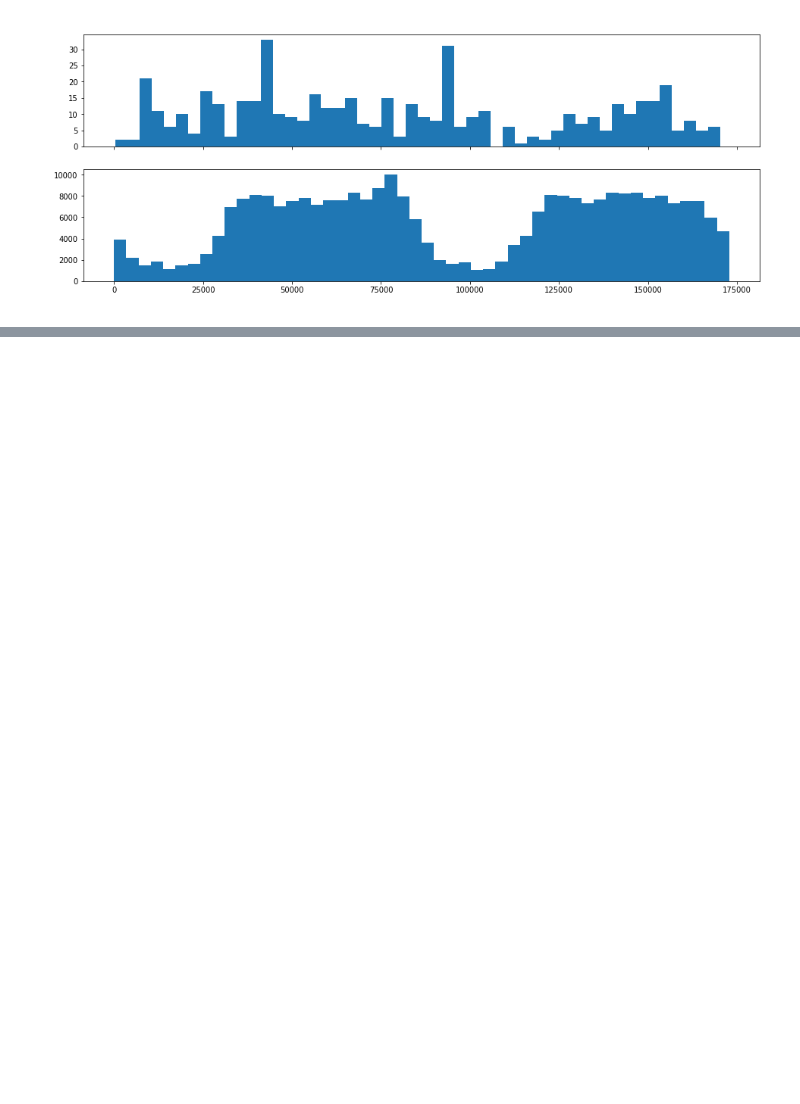
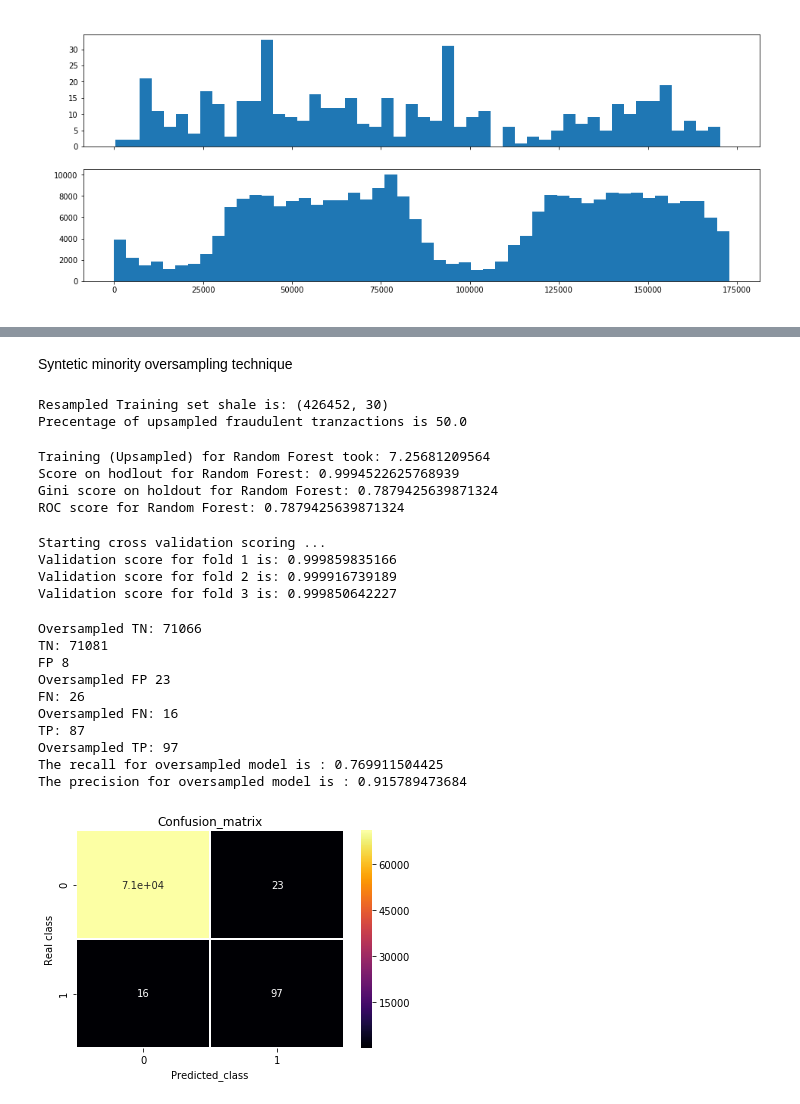
Before and after one commit to igabriel85/dmon-adp, a Jupyter notebook: notebooks/Experimenter.ipynb, the cells around one changed output, grey strips where cells are left out. Drawn from its saved outputs; the diff is of its cells as text; code cells hidden in the pictures; blank space fills up the shorter version.

```diff
--- a/notebooks/Experimenter.ipynb
+++ b/notebooks/Experimenter.ipynb
@@ -169,0 +268,76 @@ sdfimp.to_csv(os.path.join(expDir, dfimpCsv))
+# %% [markdown]
+Syntetic minority oversampling technique
+# %%
+sm = SMOTE(kind='regular')
+X_sm, y_sm = sm.fit_sample(X_train, y_train)
+
+print"Resampled Training set shale is: {}".format(X_sm.shape)
+_, ncounts = np.unique(y_sm, return_counts=True)
+print "Precentage of upsampled fraudulent tranzactions is {}".format(float(ncounts[1])/float(X_sm.shape[0])*100)
+# %% [output]
+Resampled Training set shale is: (426452, 30)
+Precentage of upsampled fraudulent tranzactions is 50.0
+# %%
+start_time_b = time.time()
+urfb = RandomForestClassifier(n_jobs=-1)
+urfb.fit(X_sm, y_sm)
+elapsed_time_g = time.time() - start_time_b
+score_RF_u = urfb.score(X_test, y_test)
+predict_rf_u = urfb.predict(X_test)
+score_gini_RF_u = gini_sklearn(predict_rf_u, y_test)
+score_roc_RF_u = roc_auc_score(predict_rf_u, y_test)
+print "Training (Upsampled) for Random Forest took: %s" % str(elapsed_time_g)
+
+print "Score on hodlout for Random Forest: %s" % score_RF_u
+print "Gini score on holdout for Random Forest: %s" % (score_gini_RF_u * -1)
+print "ROC score for Random Forest: %s" % (score_gini_RF_u * -1)
+# %% [output]
+Training (Upsampled) for Random Forest took: 7.25681209564
+Score on hodlout for Random Forest: 0.9994522625768939
+Gini score on holdout for Random Forest: 0.7879425639871324
+ROC score for Random Forest: 0.7879425639871324
+# %%
+print "Starting cross validation scoring ..."
+score = cross_val_score(rfb, X_sm, y_sm, scoring=gini_scorer, cv=StratifiedShuffleSplit(n_splits=3, test_size=.5))
+# print score
+i = 1
+for v in score:
+    print "Validation score for fold {} is: {}".format(i, v)
+    i += 1
+# %% [output]
+Starting cross validation scoring ...
+Validation score for fold 1 is: 0.999859835166
+Validation score for fold 2 is: 0.999916739189
+Validation score for fold 3 is: 0.999850642227
+# %%
+o_tn, o_fp, o_fn, o_tp = confusion_matrix(y_test, predict_rf_u).ravel()
+cnf_matrix = confusion_matrix(y_test, predict_rf_u)
+print "Oversampled TN: %s" % o_tn
+print "TN: %s" % tn
+print "FP %s" % fp
+print "Oversampled FP %s" % o_fp
+print "FN: %s" % fn
+print "Oversampled FN: %s" % o_fn
+print "TP: %s" % tp
+print "Oversampled TP: %s" % o_tp
+# print "The recall for this model is :", float(cnf_matrix[1, 1])/(float(cnf_matrix[1, 1])+float(cnf_matrix[1, 0]))
+print "The recall for oversampled model is :", float(tp)/(float(tp)+float(fn))
+print "The precision for oversampled model is :", float(tp)/(float(tp)+float(fp))
+
+sns.heatmap(cnf_matrix, cmap="inferno", annot=True, linewidths=0.5)
+plt.title("Confusion_matrix")
+plt.xlabel("Predicted_class")
+plt.ylabel("Real class")
+plt.show()
+# %% [output]
+Oversampled TN: 71066
+TN: 71081
+FP 8
+Oversampled FP 23
+FN: 26
+Oversampled FN: 16
+TP: 87
+Oversampled TP: 97
+The recall for oversampled model is : 0.769911504425
+The precision for oversampled model is : 0.915789473684
+[figure, added]
```
Also changed, not shown: parts of 18 cells of this notebook.
